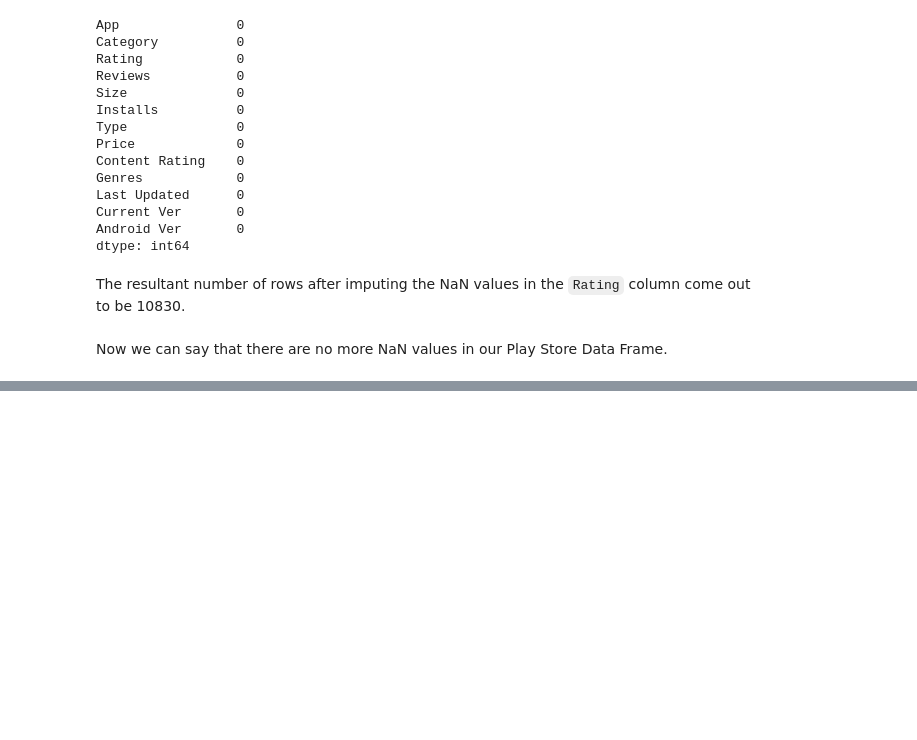
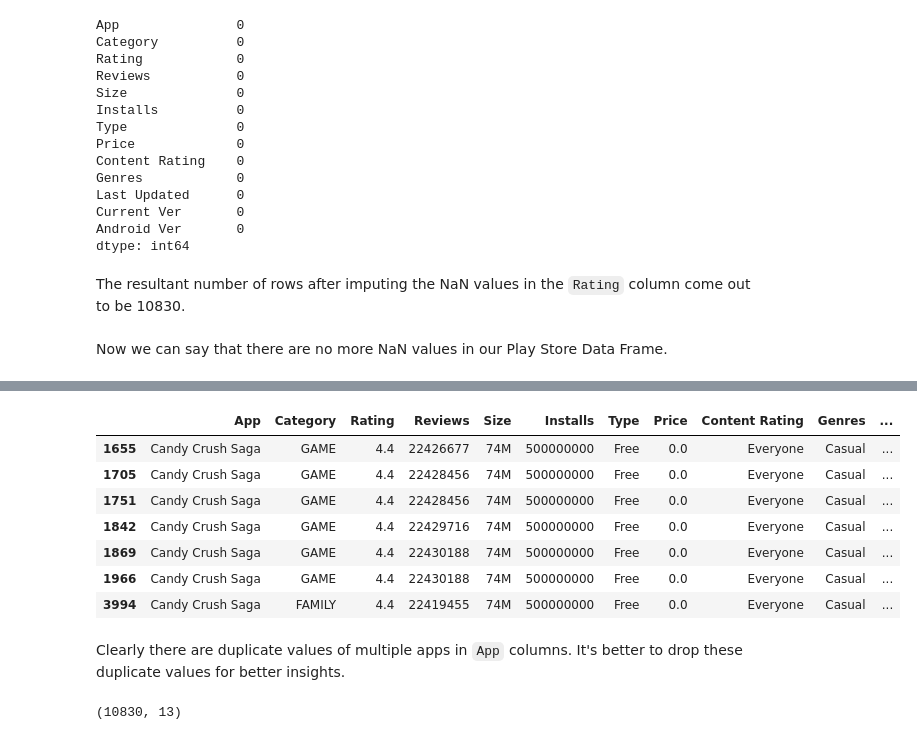
Before and after one commit to Abhishek-Shubham001/Play-Store-App-Review-Analysis, a Jupyter notebook: Play_Store_App_Review_Analysis_Capstone_Project.ipynb, the cells around one changed output, grey strips where cells are left out. Cells and saved outputs as stored; diff of their text form; code cells hidden in the pictures; blank space fills up the shorter version.

```diff
--- a/Play_Store_App_Review_Analysis_Capstone_Project.ipynb
+++ b/Play_Store_App_Review_Analysis_Capstone_Project.ipynb
@@ -606,0 +795,17 @@ Now we can say that there are no more NaN values in our Play Store Data Frame.
+# %%
+ps_df[ps_df['App'] == 'Candy Crush Saga']
+# %% [output]
+|  | App | Category | Rating | Reviews | Size | Installs | Type | Price | Content Rating | Genres | ... |
+| 1655 | Candy Crush Saga | GAME | 4.4 | 22426677 | 74M | 500000000 | Free | 0.0 | Everyone | Casual | ... |
+| 1705 | Candy Crush Saga | GAME | 4.4 | 22428456 | 74M | 500000000 | Free | 0.0 | Everyone | Casual | ... |
+| 1751 | Candy Crush Saga | GAME | 4.4 | 22428456 | 74M | 500000000 | Free | 0.0 | Everyone | Casual | ... |
+| 1842 | Candy Crush Saga | GAME | 4.4 | 22429716 | 74M | 500000000 | Free | 0.0 | Everyone | Casual | ... |
+| 1869 | Candy Crush Saga | GAME | 4.4 | 22430188 | 74M | 500000000 | Free | 0.0 | Everyone | Casual | ... |
+| 1966 | Candy Crush Saga | GAME | 4.4 | 22430188 | 74M | 500000000 | Free | 0.0 | Everyone | Casual | ... |
+| 3994 | Candy Crush Saga | FAMILY | 4.4 | 22419455 | 74M | 500000000 | Free | 0.0 | Everyone | Casual | ... |
+# %% [markdown]
+Clearly there are duplicate values of multiple apps in `App` columns. It's better to drop these duplicate values for better insights.
+# %%
+ps_df.shape
+# %% [output]
+(10830, 13)
```
Also changed, not shown: parts of 43 cells of this notebook.
